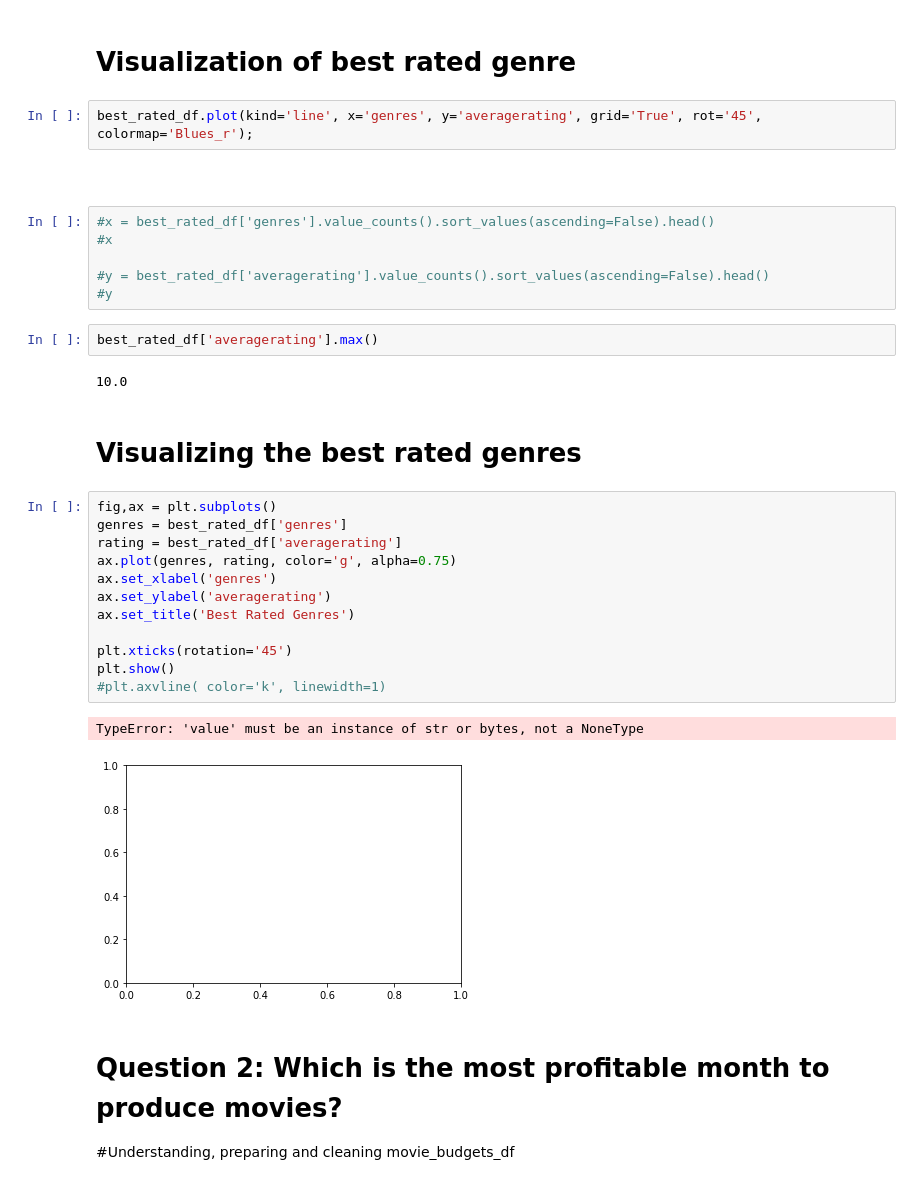
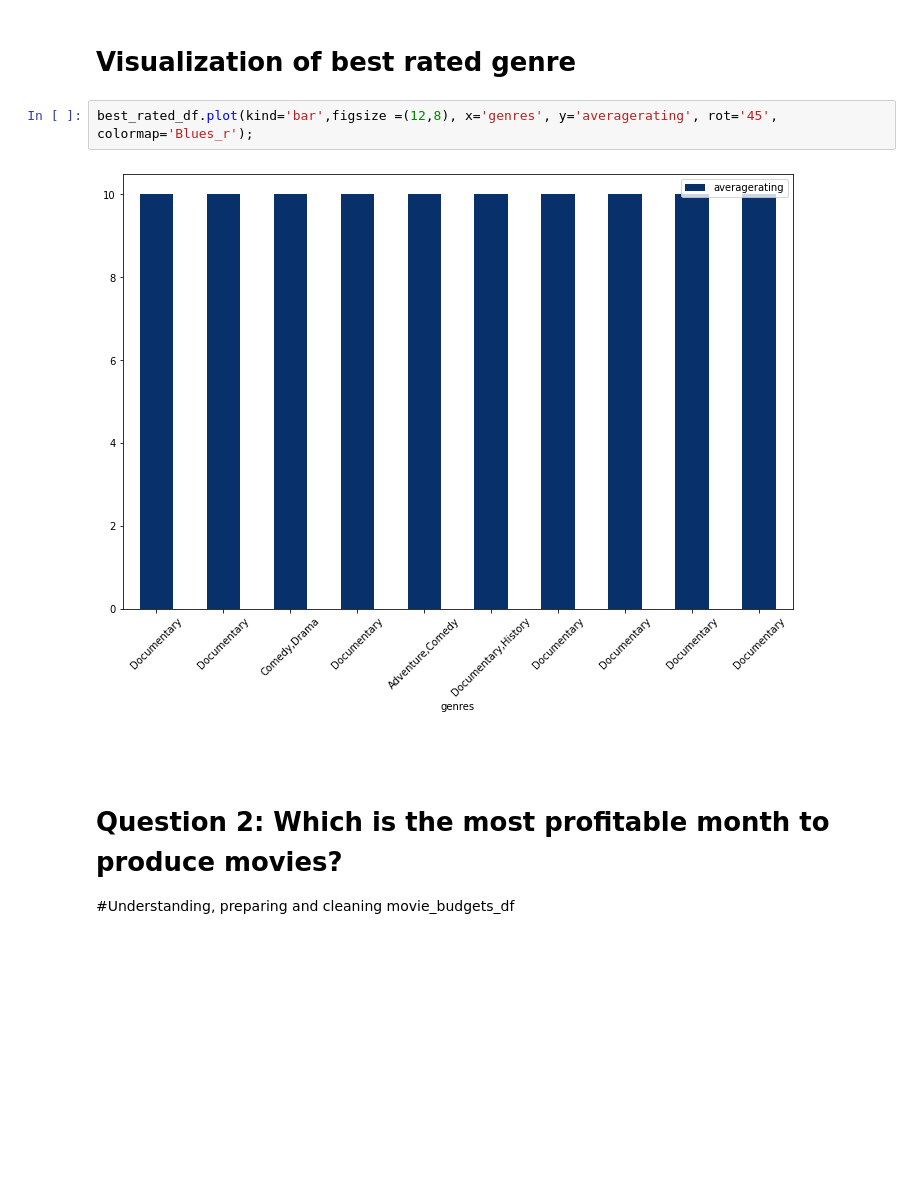
Before and after one commit to WendyMwiti/microsoft_movie_analysis, a Jupyter notebook: zippedData/Moviesmicrosoft.ipynb, the cells around one changed output. Saved outputs shown, nothing was run; the diff lists cells and outputs as text; blank space fills up the shorter version.

Commit message:
Finishing up visualizations

```diff
--- a/zippedData/Moviesmicrosoft.ipynb
+++ b/zippedData/Moviesmicrosoft.ipynb
@@ -299,36 +297,11 @@ x
 # %% [markdown]
 # Visualization of best rated genre
 # %%
-best_rated_df.plot(kind='line', x='genres', y='averagerating', grid='True', rot='45', colormap='Blues_r');
+best_rated_df.plot(kind='bar',figsize =(12,8), x='genres', y='averagerating', rot='45', colormap='Blues_r');
+# %% [output]
+[figure, added]
 # %% [markdown]
 #
-# %%
-#x = best_rated_df['genres'].value_counts().sort_values(ascending=False).head()
-#x
-
-#y = best_rated_df['averagerating'].value_counts().sort_values(ascending=False).head()
-#y
-# %%
-best_rated_df['averagerating'].max()
-# %% [output]
-10.0
-# %% [markdown]
-# Visualizing the best rated genres
-# %%
-fig,ax = plt.subplots()
-genres = best_rated_df['genres']
-rating = best_rated_df['averagerating']
-ax.plot(genres, rating, color='g', alpha=0.75)
-ax.set_xlabel('genres')
-ax.set_ylabel('averagerating')
-ax.set_title('Best Rated Genres')
-
-plt.xticks(rotation='45')
-plt.show()
-#plt.axvline( color='k', linewidth=1)
-# %% [output]
-TypeError: 'value' must be an instance of str or bytes, not a NoneType
-[figure, removed]
 # %% [markdown]
 # Question 2: Which is the most profitable month to produce movies?
 #Understanding, preparing and cleaning movie_budgets_df
```
Also changed, not shown: parts of 25 cells of this notebook.
